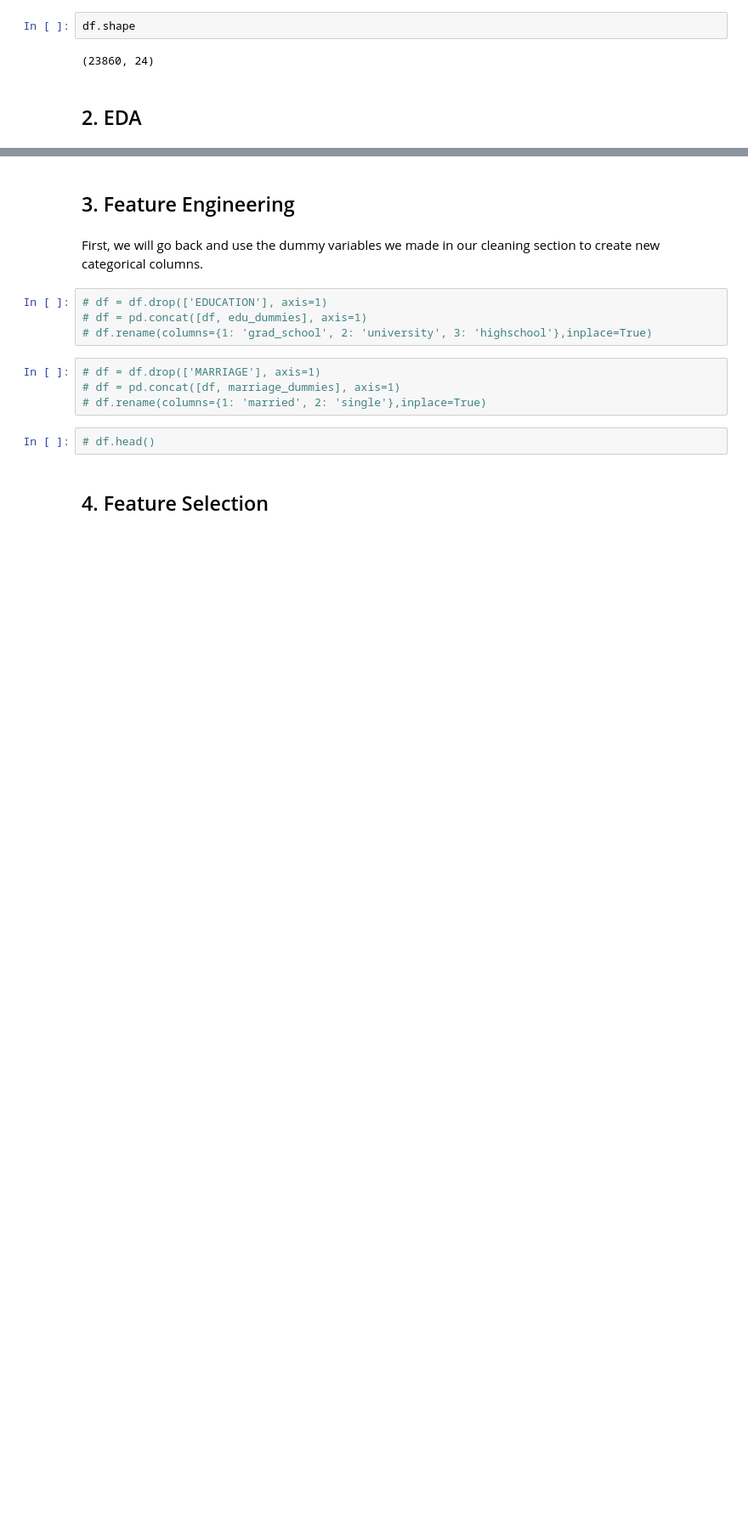
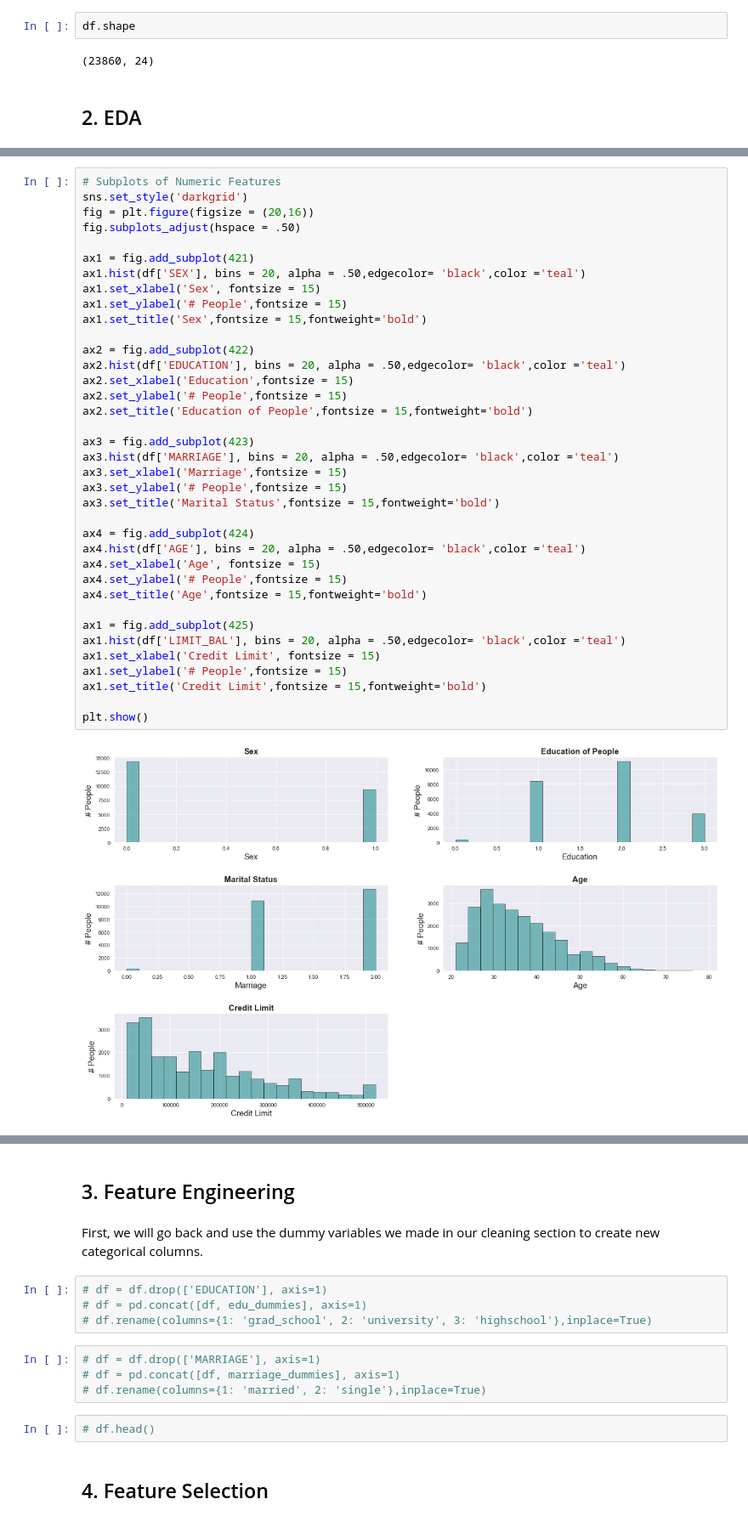
Before and after one commit to CaryMosley/Mod3Bakeoff, a Jupyter notebook: Mod 3 Bake Off.ipynb, the cells around one changed output, grey strips where cells are left out. Shown: that part at 85% size. Saved outputs shown, nothing was run; the diff lists cells and outputs as text; blank space fills up the shorter version.

```diff
--- a/Mod 3 Bake Off.ipynb
+++ b/Mod 3 Bake Off.ipynb
@@ -348,0 +413,39 @@ df.shape
+# %%
+# Subplots of Numeric Features
+sns.set_style('darkgrid')
+fig = plt.figure(figsize = (20,16))
+fig.subplots_adjust(hspace = .50)
+
+ax1 = fig.add_subplot(421)
+ax1.hist(df['SEX'], bins = 20, alpha = .50,edgecolor= 'black',color ='teal')
+ax1.set_xlabel('Sex', fontsize = 15)
+ax1.set_ylabel('# People',fontsize = 15)
+ax1.set_title('Sex',fontsize = 15,fontweight='bold')
+
+ax2 = fig.add_subplot(422)
+ax2.hist(df['EDUCATION'], bins = 20, alpha = .50,edgecolor= 'black',color ='teal')
+ax2.set_xlabel('Education',fontsize = 15)
+ax2.set_ylabel('# People',fontsize = 15)
+ax2.set_title('Education of People',fontsize = 15,fontweight='bold')
+
+ax3 = fig.add_subplot(423)
+ax3.hist(df['MARRIAGE'], bins = 20, alpha = .50,edgecolor= 'black',color ='teal')
+ax3.set_xlabel('Marriage',fontsize = 15)
+ax3.set_ylabel('# People',fontsize = 15)
+ax3.set_title('Marital Status',fontsize = 15,fontweight='bold')
+
+ax4 = fig.add_subplot(424)
+ax4.hist(df['AGE'], bins = 20, alpha = .50,edgecolor= 'black',color ='teal')
+ax4.set_xlabel('Age', fontsize = 15)
+ax4.set_ylabel('# People',fontsize = 15)
+ax4.set_title('Age',fontsize = 15,fontweight='bold')
+
+ax1 = fig.add_subplot(425)
+ax1.hist(df['LIMIT_BAL'], bins = 20, alpha = .50,edgecolor= 'black',color ='teal')
+ax1.set_xlabel('Credit Limit', fontsize = 15)
+ax1.set_ylabel('# People',fontsize = 15)
+ax1.set_title('Credit Limit',fontsize = 15,fontweight='bold')
+
+plt.show()
+# %% [output]
+[figure, added]
```
Also changed, not shown: parts of 16 cells of this notebook.
